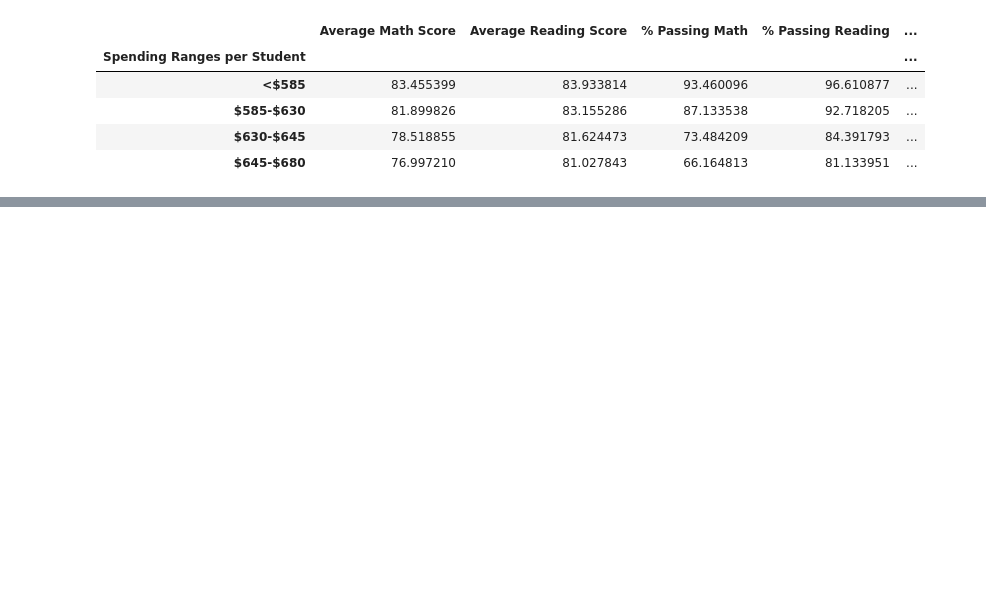
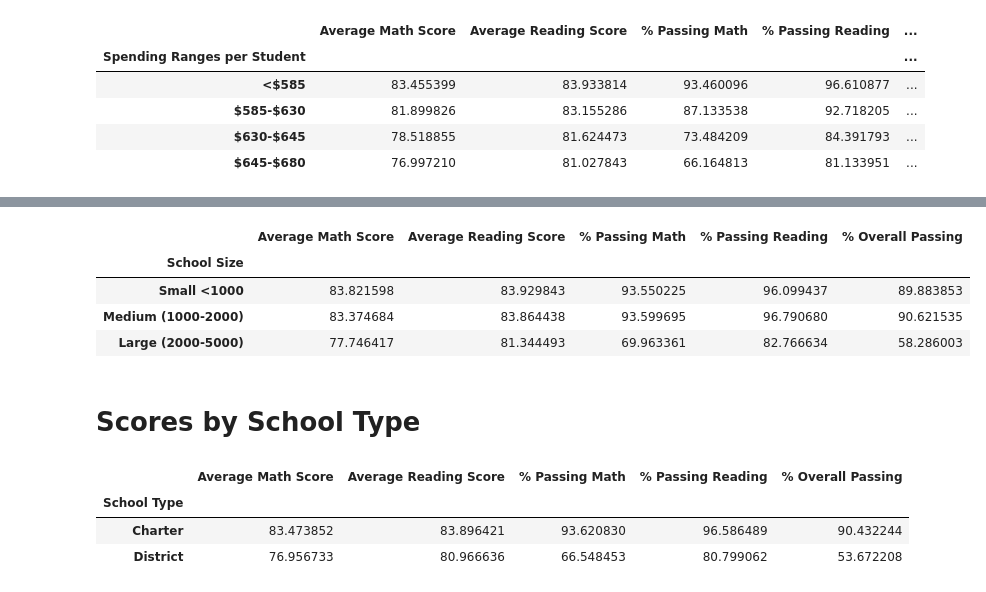
Before and after one commit to Terra999/pandas-challenge, a Jupyter notebook: PyCitySchools/PyCitySchools.ipynb, the cells around one changed output, grey strips where cells are left out. Cells and saved outputs as stored; diff of their text form; code cells hidden in the pictures; blank space fills up the shorter version.

```diff
--- a/PyCitySchools/PyCitySchools.ipynb
+++ b/PyCitySchools/PyCitySchools.ipynb
@@ -553,0 +587,19 @@ scores_vs_spending
+# %%
+school_size_limits = [0, 1000, 2000, 5000]
+# Create labels for the bins
+school_size_ranges = ["Small <1000", "Medium (1000-2000)", "Large (2000-5000)"]
+# %%
+# Slice the data and place it into bins
+school_size["School Size"] = pd.cut(student_count_list, school_size_limits, labels = school_size_ranges, right=False)
+# %%
+# Use groupby function to compare the school population and the average test scores per school
+school_size = school_size.groupby("School Size").mean()
+school_size
+# %% [output]
+|  | Average Math Score | Average Reading Score | % Passing Math | % Passing Reading | % Overall Passing |
+| School Size |  |  |  |  |  |
+| Small <1000 | 83.821598 | 83.929843 | 93.550225 | 96.099437 | 89.883853 |
+| Medium (1000-2000) | 83.374684 | 83.864438 | 93.599695 | 96.790680 | 90.621535 |
+| Large (2000-5000) | 77.746417 | 81.344493 | 69.963361 | 82.766634 | 58.286003 |
+# %% [markdown]
+# Scores by School Type
@@ -553,0 +612,12 @@ scores_vs_spending
+# %%
+scores_vs_school_type = pd.DataFrame({"Average Math Score": math_type,
+                                     "Average Reading Score": reading_type,
+                                     "% Passing Math": percent_math_type,
+                                     "% Passing Reading": percent_reading_type,
+                                     "% Overall Passing": percent_overall_type})
+scores_vs_school_type
+# %% [output]
+|  | Average Math Score | Average Reading Score | % Passing Math | % Passing Reading | % Overall Passing |
+| School Type |  |  |  |  |  |
+| Charter | 83.473852 | 83.896421 | 93.620830 | 96.586489 | 90.432244 |
+| District | 76.956733 | 80.966636 | 66.548453 | 80.799062 | 53.672208 |
```
Also changed, not shown: parts of 6 cells of this notebook.
